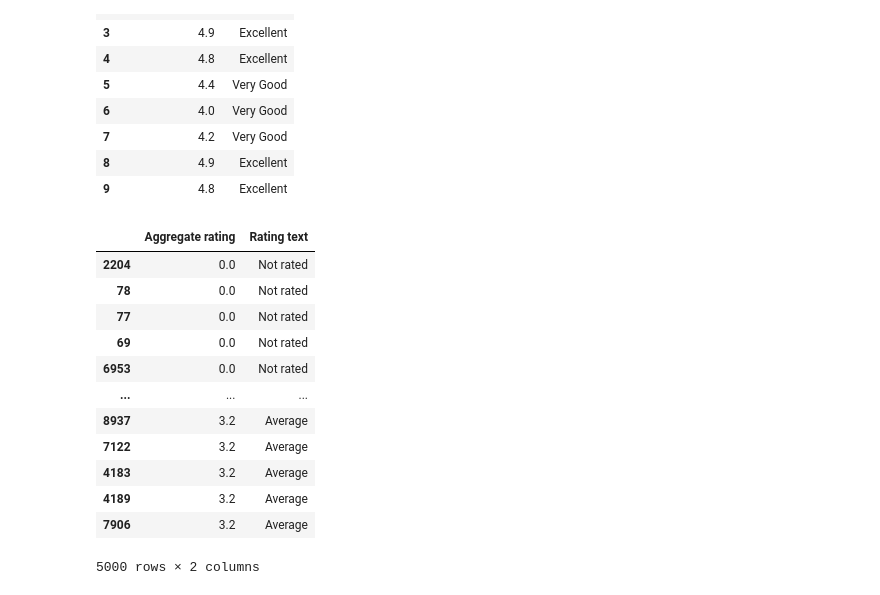
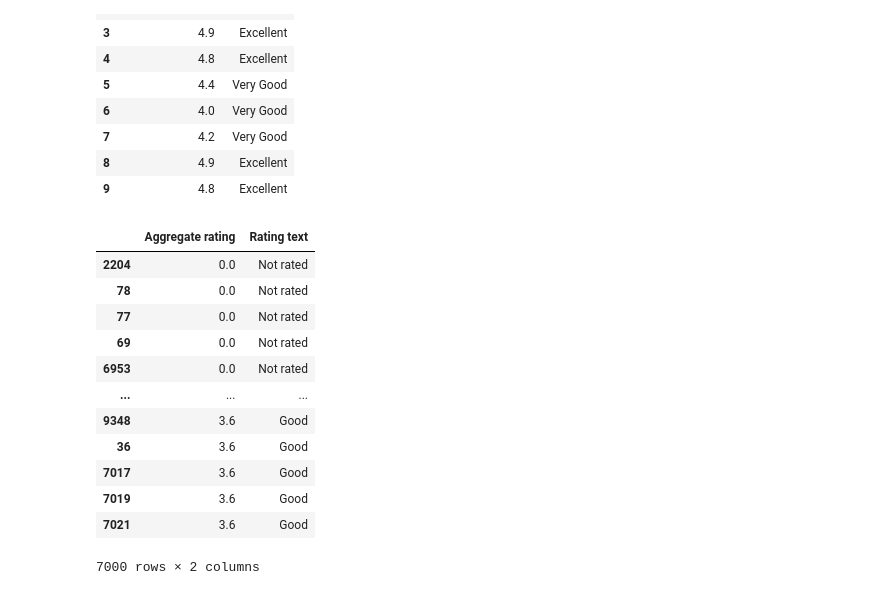
Before and after one commit to aak-01-09/Restaurant-Ratings-Predictor, a Jupyter notebook: Notebook.ipynb, the cells around one changed output. Drawn from its saved outputs; the diff is of its cells as text; code cells hidden in the pictures.

```diff
--- a/Notebook.ipynb
+++ b/Notebook.ipynb
@@ -258,18 +258,18 @@ df[["Aggregate rating", "Rating text"]].head(10)
 | 8 | 4.9 | Excellent |
 | 9 | 4.8 | Excellent |
 # %%
-df[["Aggregate rating", "Rating text"]].sort_values(by="Aggregate rating", ascending=True).head(5000)
+df[["Aggregate rating", "Rating text"]].sort_values(by="Aggregate rating", ascending=True).head(7000)
 # %% [output]
 |  | Aggregate rating | Rating text |
 | 2204 | 0.0 | Not rated |
 | 78 | 0.0 | Not rated |
 | 77 | 0.0 | Not rated |
 | 69 | 0.0 | Not rated |
 | 6953 | 0.0 | Not rated |
 | ... | ... | ... |
-| 8937 | 3.2 | Average |
-| 7122 | 3.2 | Average |
-| 4183 | 3.2 | Average |
-| 4189 | 3.2 | Average |
-| 7906 | 3.2 | Average |
+| 9348 | 3.6 | Good |
+| 36 | 3.6 | Good |
+| 7017 | 3.6 | Good |
+| 7019 | 3.6 | Good |
+| 7021 | 3.6 | Good |
-5000 rows × 2 columns
+7000 rows × 2 columns
```
Also changed, not shown: parts of 25 cells of this notebook.
